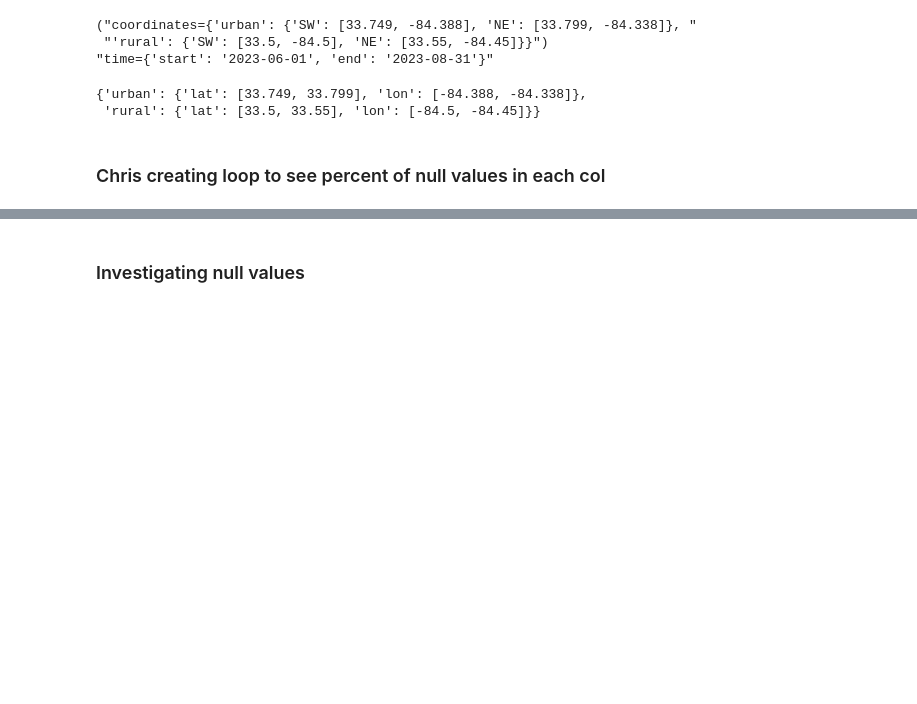
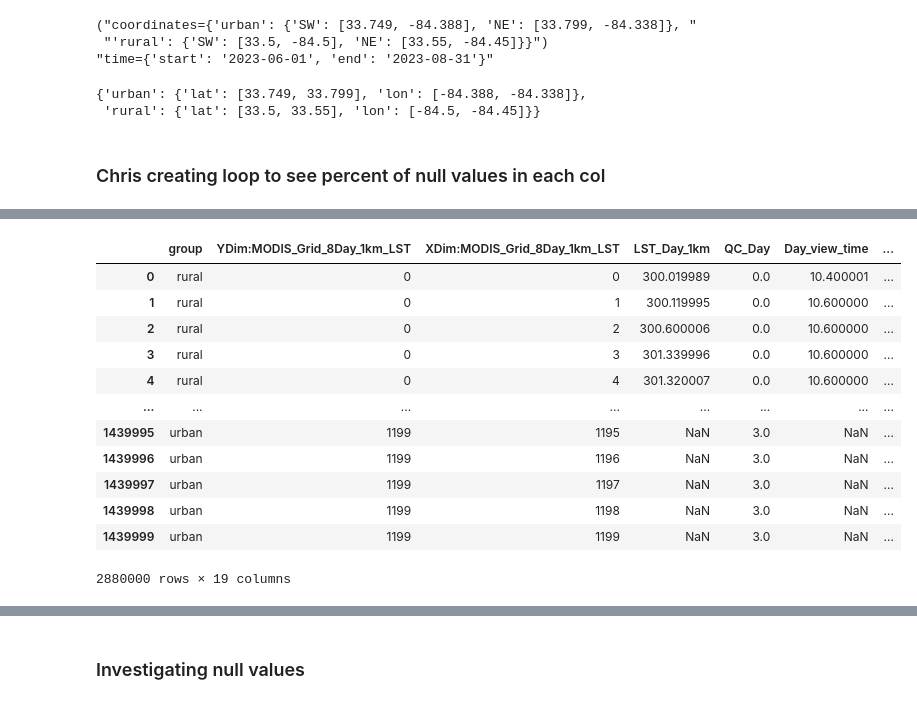
Before and after one commit to jirvingphd/nasa-earth-science, a Jupyter notebook: heat-island-analysis.ipynb, the cells around one changed output, grey strips where cells are left out. Saved outputs shown, nothing was run; the diff lists cells and outputs as text; code cells hidden in the pictures; blank space fills up the shorter version.

```diff
--- a/heat-island-analysis.ipynb
+++ b/heat-island-analysis.ipynb
@@ -1165,0 +1186,21 @@ def check_for_nans(df):
+# %%
+i_sel = 0
+df_rural = ds_rural.isel(time=i_sel).to_dataframe().reset_index()
+df_urban = ds_urban.isel(time=i_sel).to_dataframe().reset_index()
+
+df = pd.concat([df_rural, df_urban])
+df
+# %% [output]
+|  | group | YDim:MODIS_Grid_8Day_1km_LST | XDim:MODIS_Grid_8Day_1km_LST | LST_Day_1km | QC_Day | Day_view_time | ... |
+| 0 | rural | 0 | 0 | 300.019989 | 0.0 | 10.400001 | ... |
+| 1 | rural | 0 | 1 | 300.119995 | 0.0 | 10.600000 | ... |
+| 2 | rural | 0 | 2 | 300.600006 | 0.0 | 10.600000 | ... |
+| 3 | rural | 0 | 3 | 301.339996 | 0.0 | 10.600000 | ... |
+| 4 | rural | 0 | 4 | 301.320007 | 0.0 | 10.600000 | ... |
+| ... | ... | ... | ... | ... | ... | ... | ... |
+| 1439995 | urban | 1199 | 1195 | NaN | 3.0 | NaN | ... |
+| 1439996 | urban | 1199 | 1196 | NaN | 3.0 | NaN | ... |
+| 1439997 | urban | 1199 | 1197 | NaN | 3.0 | NaN | ... |
+| 1439998 | urban | 1199 | 1198 | NaN | 3.0 | NaN | ... |
+| 1439999 | urban | 1199 | 1199 | NaN | 3.0 | NaN | ... |
+2880000 rows × 19 columns
```
Also changed, not shown: parts of 14 cells of this notebook.
